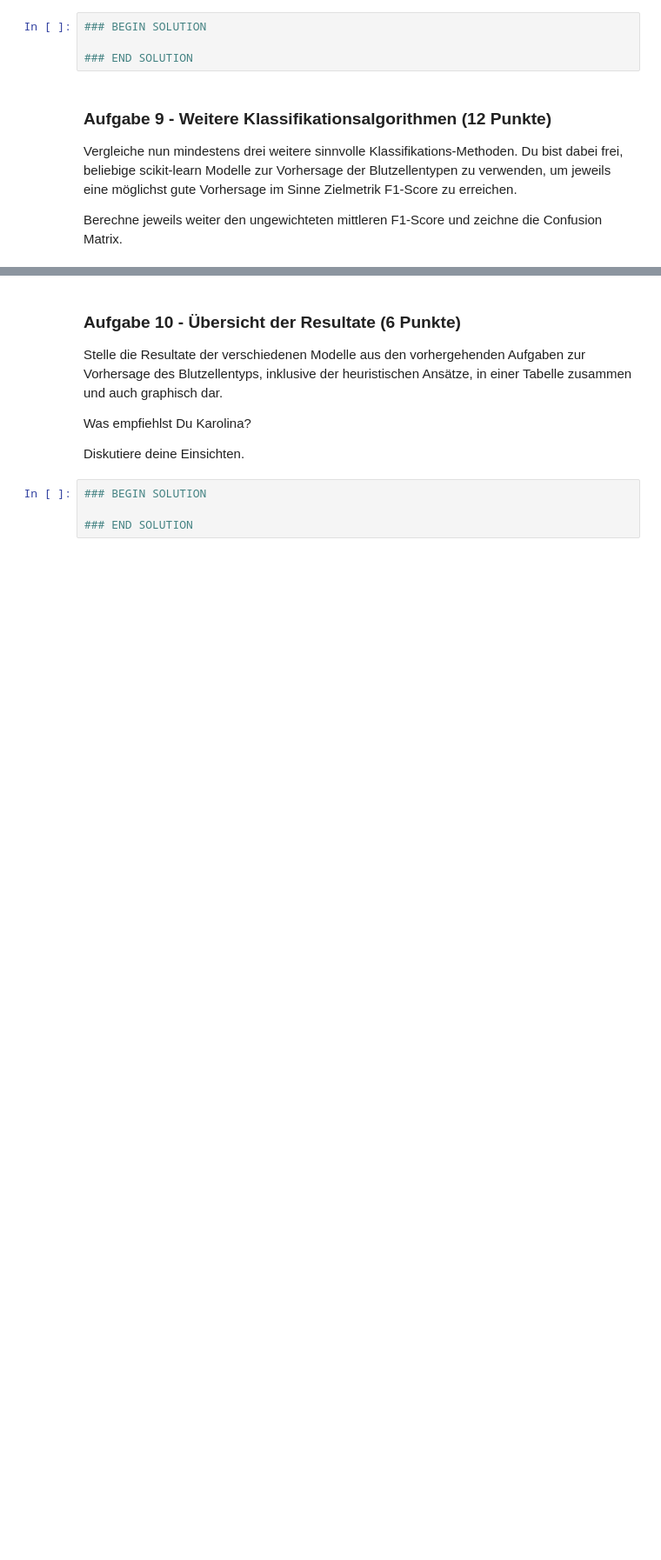
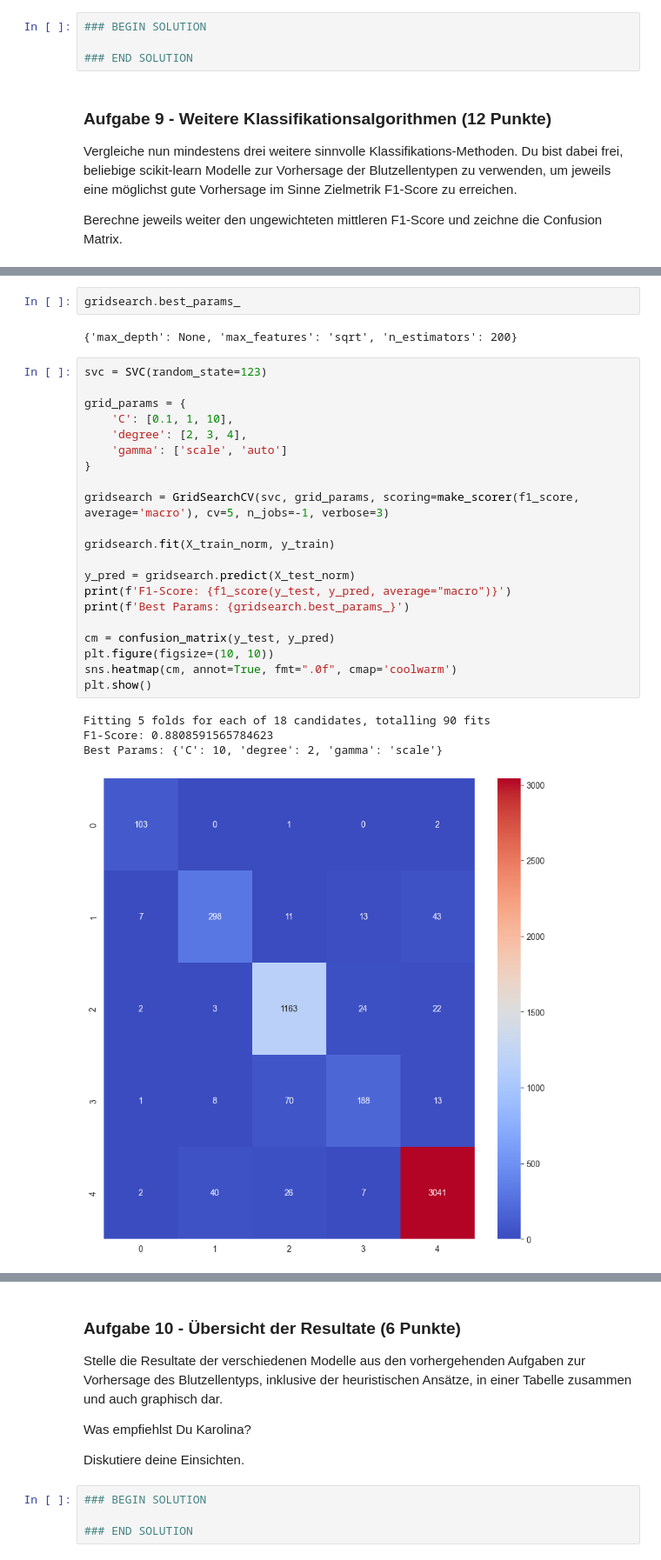
Before and after one commit to staldenhoefler/gml_mc2, a Jupyter notebook: gml_minichallenge_2-checkpoint.ipynb, the cells around one changed output, grey strips where cells are left out. Shown at 87% size. Drawn from its saved outputs; the diff is of its cells as text; blank space fills up the shorter version.

```diff
--- a/gml_minichallenge_2-checkpoint.ipynb
+++ b/gml_minichallenge_2-checkpoint.ipynb
@@ -1203,0 +1240,30 @@ KeyboardInterrupt:
+# %%
+gridsearch.best_params_
+# %% [output]
+{'max_depth': None, 'max_features': 'sqrt', 'n_estimators': 200}
+# %%
+svc = SVC(random_state=123)
+
+grid_params = {
+    'C': [0.1, 1, 10],
+    'degree': [2, 3, 4],
+    'gamma': ['scale', 'auto']
+}
+
+gridsearch = GridSearchCV(svc, grid_params, scoring=make_scorer(f1_score, average='macro'), cv=5, n_jobs=-1, verbose=3)
+
+gridsearch.fit(X_train_norm, y_train)
+
+y_pred = gridsearch.predict(X_test_norm)
+print(f'F1-Score: {f1_score(y_test, y_pred, average="macro")}')
+print(f'Best Params: {gridsearch.best_params_}')
+
+cm = confusion_matrix(y_test, y_pred)
+plt.figure(figsize=(10, 10))
+sns.heatmap(cm, annot=True, fmt=".0f", cmap='coolwarm')
+plt.show()
+# %% [output]
+Fitting 5 folds for each of 18 candidates, totalling 90 fits
+F1-Score: 0.8808591565784623
+Best Params: {'C': 10, 'degree': 2, 'gamma': 'scale'}
+[figure, added]
```
Also changed, not shown: parts of 10 cells of this notebook.
